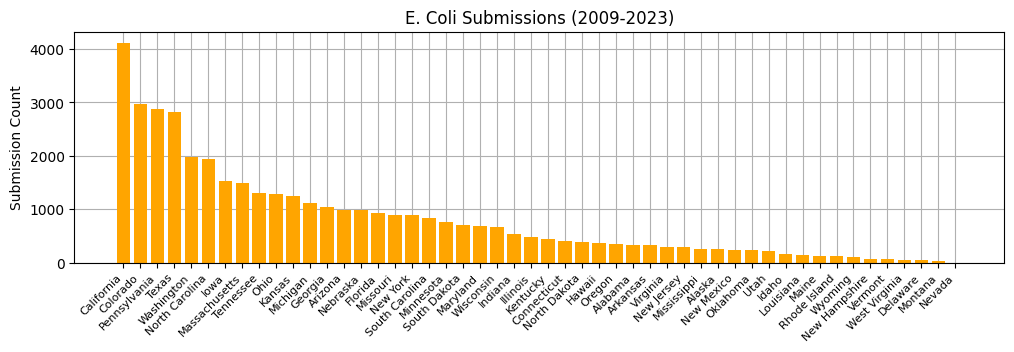
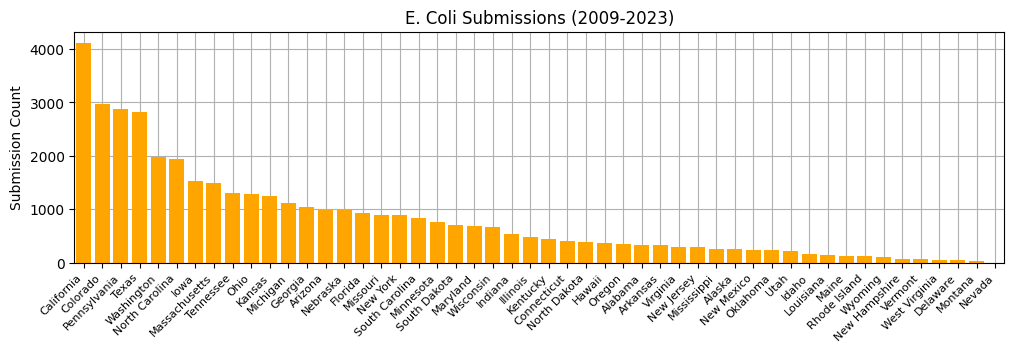
Unified diff of the notebook cell whose output changed from the first chart to the second:
--- before
+++ after
@@ -2,4 +2,5 @@
 
 plt.figure(figsize=(12, 3))
+
 plt.bar(df1_states['usa_state'], df1_states['count'], color='orange')
 plt.title('E. Coli Submissions (2009-2023)')
@@ -7,4 +8,5 @@
 plt.gca().set_axisbelow(True)
 plt.grid(axis='both')
+plt.xlim(-0.5, len(df1_states) - 0.5)
 plt.ylabel('Submission Count')
 plt.xticks(rotation=45, ha='right', fontsize=8)
@@ -17,4 +19,5 @@
 plt.gca().set_axisbelow(True)
 plt.grid(axis='both')
+plt.xlim(-0.5, len(df2_states) - 0.5)
 plt.ylabel('Submission Count')
 plt.xticks(rotation=45, ha='right', fontsize=8)

Commit: bar graphs zero